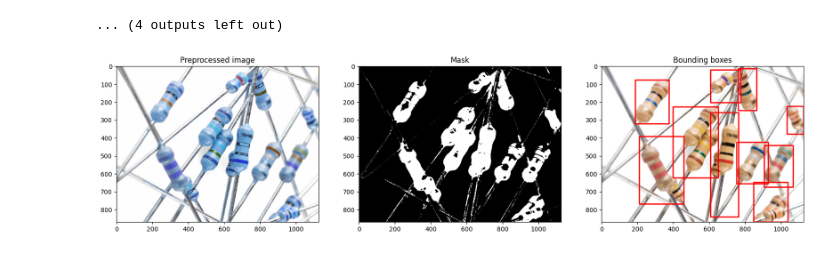
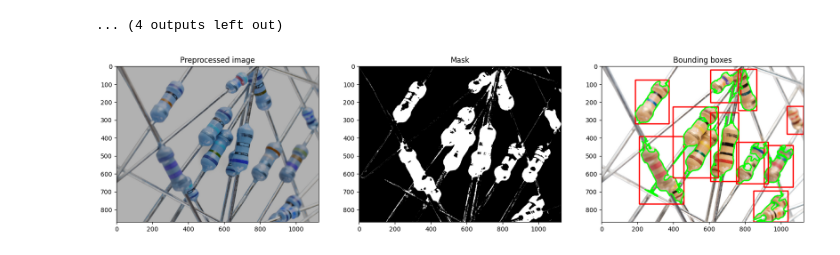
Before and after one commit to Xanonymous-GitHub/cs933-lab, a Jupyter notebook: practical_assignment/part-1.ipynb, the cells around one changed output. Cells and saved outputs as stored; diff of their text form; code cells hidden in the pictures.

```diff
--- a/practical_assignment/part-1.ipynb
+++ b/practical_assignment/part-1.ipynb
@@ -104,7 +104,7 @@ is_near_gray = (
 r3[is_near_gray] = beige_bgr
 
 # Decrease the brightness of the image for better color conversion
-r3 = cv2.convertScaleAbs(r3, alpha=-1, beta=1.2)
+r3 = cv2.convertScaleAbs(r3, alpha=-0.7, beta=1.2)
 
 # Show current r3 image in the first subplot with label
 axs[0].imshow(r3)
@@ -162,31 +162,34 @@ mask = cv2.inRange(hsv_r3, beige_lower, beige_upper)
 # Use morphological operations to close gaps in the mask
 kernel = np.ones((3, 3), np.uint8)
 mask = cv2.morphologyEx(mask, cv2.MORPH_CLOSE, kernel, iterations=1)
 
 # Show the mask in the second subplot
 axs[1].imshow(mask, cmap='gray')
 axs[1].set_title('Mask')
 
 """
 Step 4, Bounding boxes
 Find bounding boxes of each resistor.
 """
 
 # Find contours in the mask
 contours, _ = cv2.findContours(mask, cv2.RETR_EXTERNAL, cv2.CHAIN_APPROX_SIMPLE)
 
 # Filter contours by area (this depends on the image resolution and size of resistors)
 filtered_contours = [cnt for cnt in contours if cv2.contourArea(cnt) > 850]
 
 # Draw bounding boxes around detected resistor bodies
+min_contour_area = 10400  # minimum contour area to be considered
 for cnt in filtered_contours:
     x, y, w, h = cv2.boundingRect(cnt)
     cv2.rectangle(origin, (x, y), (x + w, y + h), (0, 0, 255), 6)
+    if cv2.contourArea(cnt) > min_contour_area:
+        cv2.drawContours(origin, [cnt], 0, (0, 255, 0), 6)
 
 # Show the bounding boxes in the third subplot
 axs[2].imshow(cv2.cvtColor(origin, cv2.COLOR_BGR2RGB))
 axs[2].set_title('Bounding boxes')
 
 plt.show()
 # %% [output]
-[figure, old version]
+[figure, new version]
```
